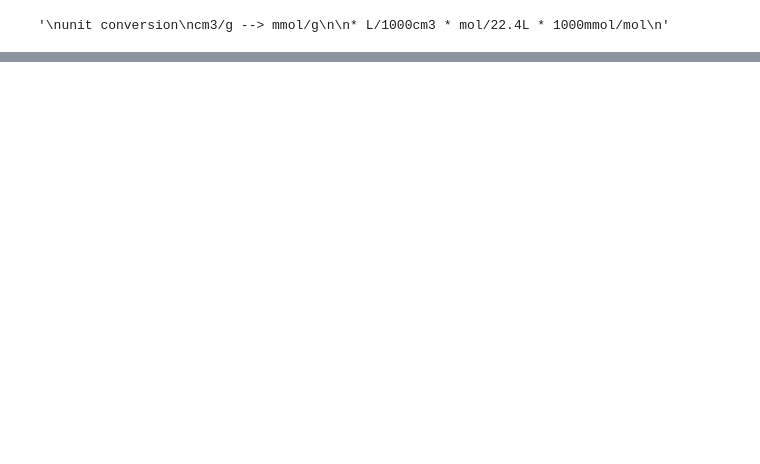
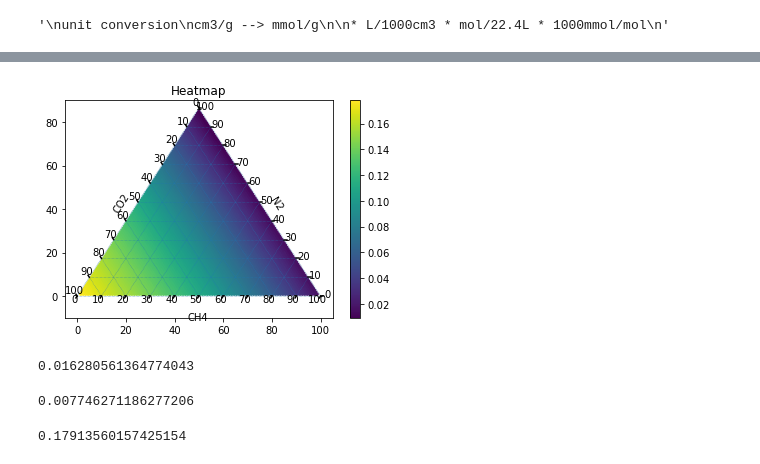
Before and after one commit to SimonEnsemble/unresponsive_directions_in_sensors, a Jupyter notebook: IAST.ipynb, the cells around one changed output, grey strips where cells are left out. Saved outputs shown, nothing was run; the diff lists cells and outputs as text; code cells hidden in the pictures; blank space fills up the shorter version.

```diff
--- a/IAST.ipynb
+++ b/IAST.ipynb
@@ -69,0 +79,33 @@ for i in range(len(x_ch4)):
+# %%
+def adsorbed_mass(mol_fxns):
+    q = iast.iast(mol_fxns, [isotherm_dict[gas] for gas in gases], warningoff=True)
+    # q: mmol/g mof
+    # mol_wts: g gas/mol
+    # m_ads: g gas/g mof
+    return np.sum([q[j] * mol_wts[gases[j]] for j in range(len(gases))]) / 1000
+# %%
+figure, tax = tern.figure(scale=100)
+tax.heatmapf(adsorbed_mass, boundary=False, style="hexagonal")
+tax.gridlines(multiple=10)
+tax.ticks(multiple=10)
+tax.set_title("Heatmap")
+tax.left_axis_label(gases[2])
+tax.right_axis_label(gases[1])
+tax.bottom_axis_label(gases[0])
+# %% [output]
+[figure, added]
+# %%
+# near-pure CH4
+adsorbed_mass([0.99,0.005,0.005])
+# %% [output]
+0.016280561364774043
+# %%
+# near-pure N2
+adsorbed_mass([0.005, 0.99, 0.005])
+# %% [output]
+0.007746271186277206
+# %%
+# near-pure CO2
+adsorbed_mass([0.005,0.005,0.99])
+# %% [output]
+0.17913560157425154
```
Also changed, not shown: parts of 14 cells of this notebook, 2 other files.
